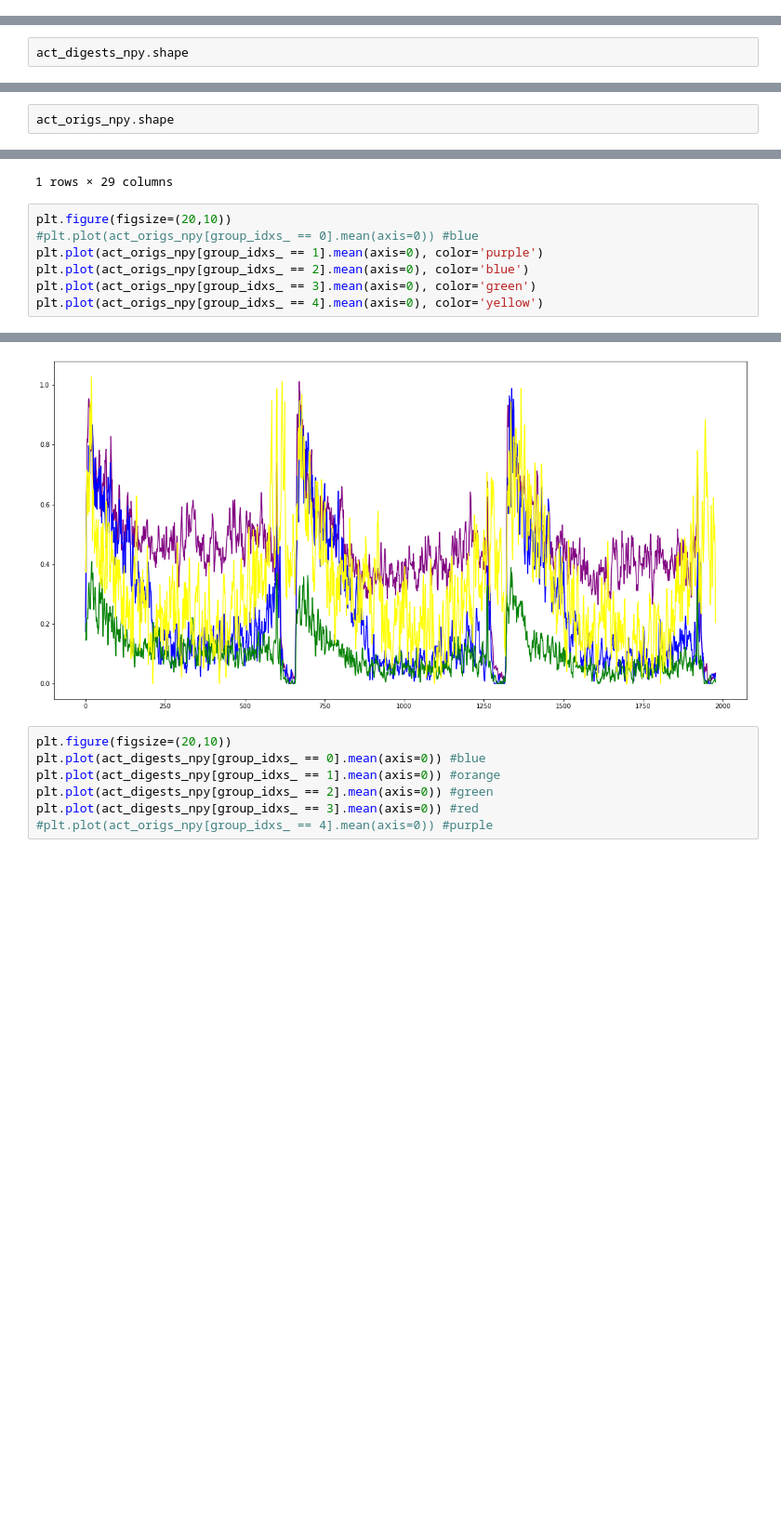
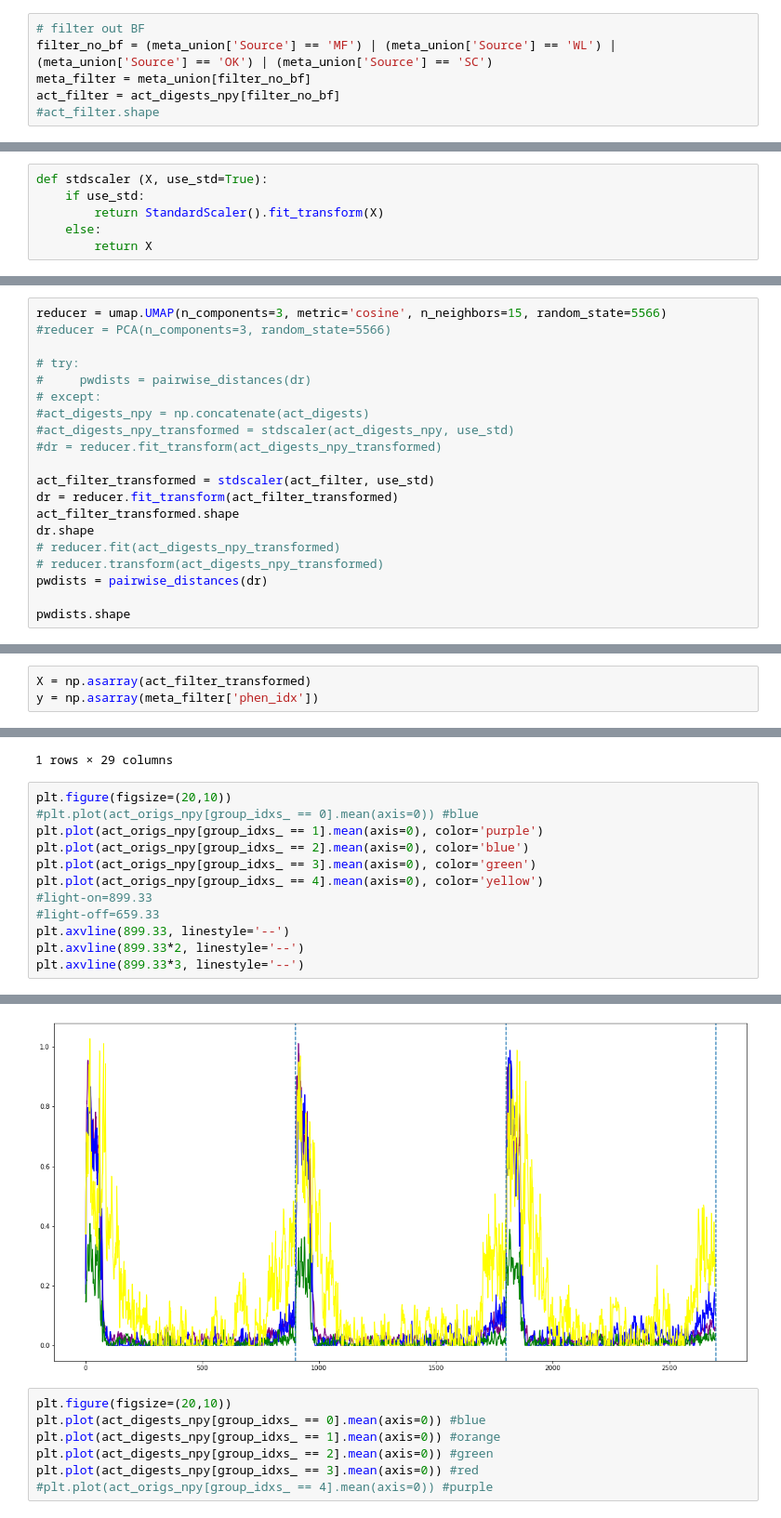
Before and after one commit to CLan2021/beetle, a Jupyter notebook: locomotor_activity/beetle-loc-analysis.ipynb, the cells around one changed output, grey strips where cells are left out. Shown at 93% size. Saved outputs shown, nothing was run; the diff lists cells and outputs as text; blank space fills up the shorter version.

```diff
--- a/locomotor_activity/beetle-loc-analysis.ipynb
+++ b/locomotor_activity/beetle-loc-analysis.ipynb
@@ -137,0 +141,6 @@ monitor_cleaned_smooths_union = pd.concat(monitor_cleaned_smooths).reset_index(d
+# %%
+# filter out BF
+filter_no_bf = (meta_union['Source'] == 'MF') | (meta_union['Source'] == 'WL') | (meta_union['Source'] == 'OK') | (meta_union['Source'] == 'SC')
+meta_filter = meta_union[filter_no_bf]
+act_filter = act_digests_npy[filter_no_bf]
+#act_filter.shape
@@ -138,2 +163,6 @@ monitor_cleaned_smooths_union = pd.concat(monitor_cleaned_smooths).reset_index(d
 # %%
-act_digests_npy.shape
+def stdscaler (X, use_std=True):
+    if use_std:
+        return StandardScaler().fit_transform(X)
+    else:
+        return X
@@ -142,3 +169,21 @@ act_digests_npy.shape
 # %%
-act_origs_npy.shape
+reducer = umap.UMAP(n_components=3, metric='cosine', n_neighbors=15, random_state=5566)
+#reducer = PCA(n_components=3, random_state=5566)
+
+# try:
+#     pwdists = pairwise_distances(dr)
+# except:
+#act_digests_npy = np.concatenate(act_digests)
+#act_digests_npy_transformed = stdscaler(act_digests_npy, use_std)
+#dr = reducer.fit_transform(act_digests_npy_transformed)
+
+act_filter_transformed = stdscaler(act_filter, use_std)
+dr = reducer.fit_transform(act_filter_transformed)
+act_filter_transformed.shape
+dr.shape
+# reducer.fit(act_digests_npy_transformed)
+# reducer.transform(act_digests_npy_transformed)
+pwdists = pairwise_distances(dr)
+
+pwdists.shape
 # %% [output]
@@ -145,0 +237,3 @@ act_origs_npy.shape
+# %%
+X = np.asarray(act_filter_transformed)
+y = np.asarray(meta_filter['phen_idx'])
@@ -282,4 +507,9 @@ plt.plot(act_origs_npy[group_idxs_ == 1].mean(axis=0), color='purple')
 plt.plot(act_origs_npy[group_idxs_ == 2].mean(axis=0), color='blue')
 plt.plot(act_origs_npy[group_idxs_ == 3].mean(axis=0), color='green')
 plt.plot(act_origs_npy[group_idxs_ == 4].mean(axis=0), color='yellow')
+#light-on=899.33
+#light-off=659.33
+plt.axvline(899.33, linestyle='--')
+plt.axvline(899.33*2, linestyle='--')
+plt.axvline(899.33*3, linestyle='--')
 # %% [output]
@@ -287,4 +517,4 @@ plt.plot(act_origs_npy[group_idxs_ == 4].mean(axis=0), color='yellow')
-[figure, old version]
+[figure, new version]
 # %%
 plt.figure(figsize=(20,10))
 plt.plot(act_digests_npy[group_idxs_ == 0].mean(axis=0)) #blue
```
Also changed, not shown: parts of 34 cells of this notebook, 4 other files.
